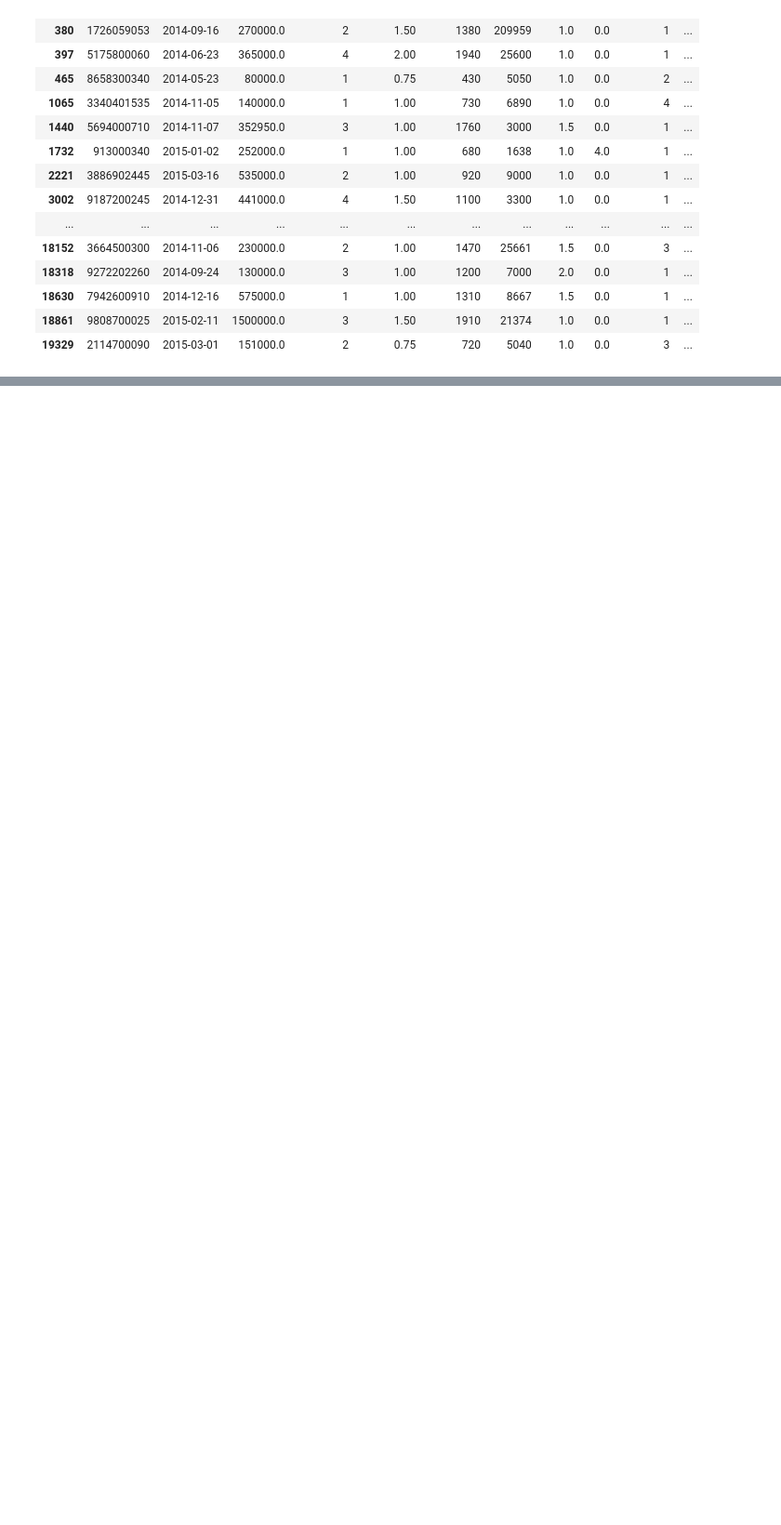
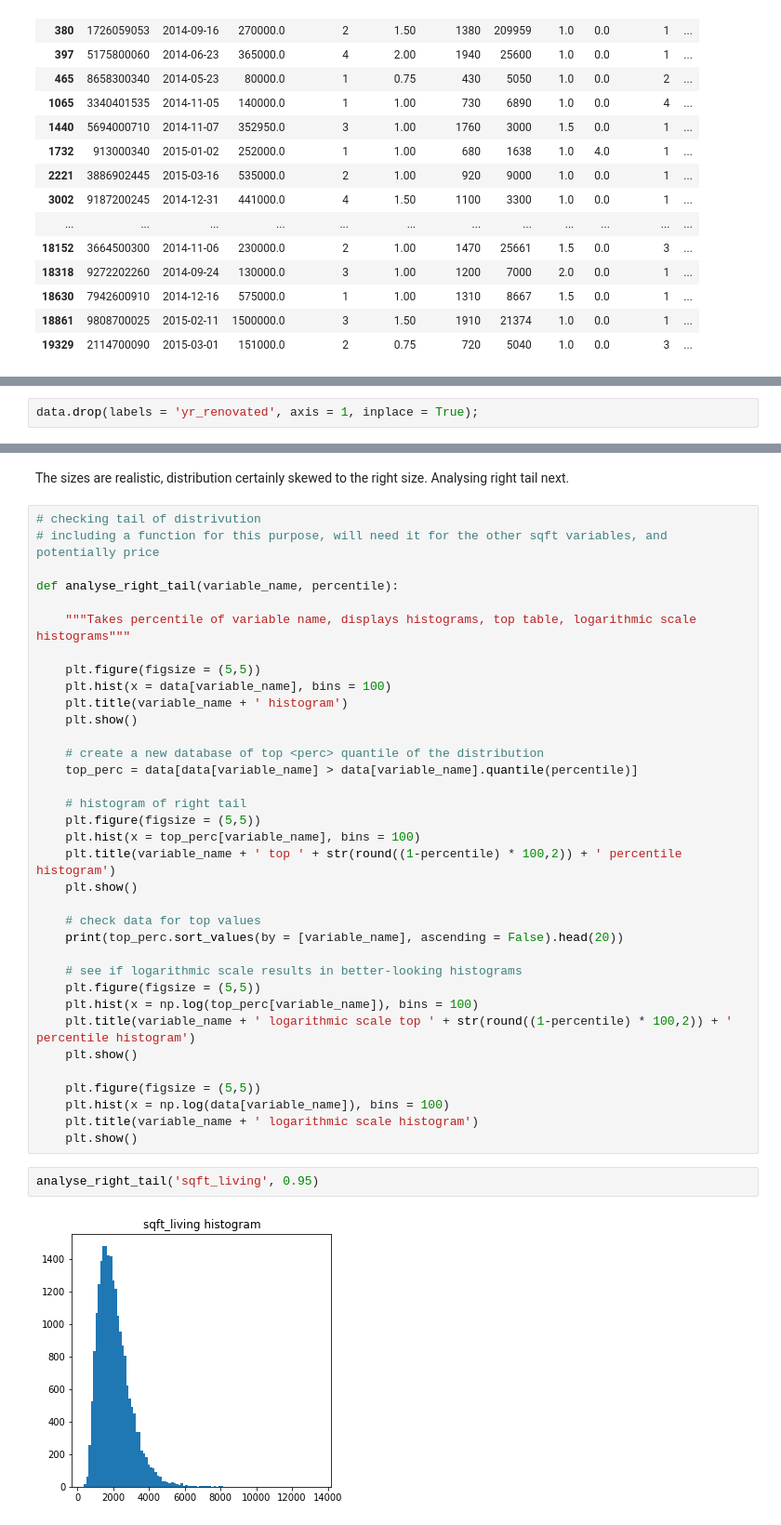
Before and after one commit to MatePocs/kings_county_housing, a Jupyter notebook: index.ipynb, the cells around one changed output, grey strips where cells are left out. Shown at 93% size. Cells and saved outputs as stored; diff of their text form; blank space fills up the shorter version.

```diff
--- a/index.ipynb
+++ b/index.ipynb
@@ -277,0 +364,2 @@ view: NaN's populated with the median of the column
+# %%
+data.drop(labels = 'yr_renovated', axis = 1, inplace = True);
@@ -277,0 +380,41 @@ view: NaN's populated with the median of the column
+# %% [markdown]
+The sizes are realistic, distribution certainly skewed to the right size. Analysing right tail next.
+# %%
+# checking tail of distrivution
+# including a function for this purpose, will need it for the other sqft variables, and potentially price
+
+def analyse_right_tail(variable_name, percentile):
+
+    """Takes percentile of variable name, displays histograms, top table, logarithmic scale histograms"""
+
+    plt.figure(figsize = (5,5))
+    plt.hist(x = data[variable_name], bins = 100)
+    plt.title(variable_name + ' histogram')
+    plt.show()
+
+    # create a new database of top <perc> quantile of the distribution
+    top_perc = data[data[variable_name] > data[variable_name].quantile(percentile)]
+
+    # histogram of right tail
+    plt.figure(figsize = (5,5))
+    plt.hist(x = top_perc[variable_name], bins = 100)
+    plt.title(variable_name + ' top ' + str(round((1-percentile) * 100,2)) + ' percentile histogram')
+    plt.show()
+
+    # check data for top values
+    print(top_perc.sort_values(by = [variable_name], ascending = False).head(20))
+
+    # see if logarithmic scale results in better-looking histograms
+    plt.figure(figsize = (5,5))
+    plt.hist(x = np.log(top_perc[variable_name]), bins = 100)
+    plt.title(variable_name + ' logarithmic scale top ' + str(round((1-percentile) * 100,2)) + ' percentile histogram')
+    plt.show()
+
+    plt.figure(figsize = (5,5))
+    plt.hist(x = np.log(data[variable_name]), bins = 100)
+    plt.title(variable_name + ' logarithmic scale histogram')
+    plt.show()
+# %%
+analyse_right_tail('sqft_living', 0.95)
+# %% [output]
+[figure, added]
```
Also changed, not shown: parts of 76 cells of this notebook.
